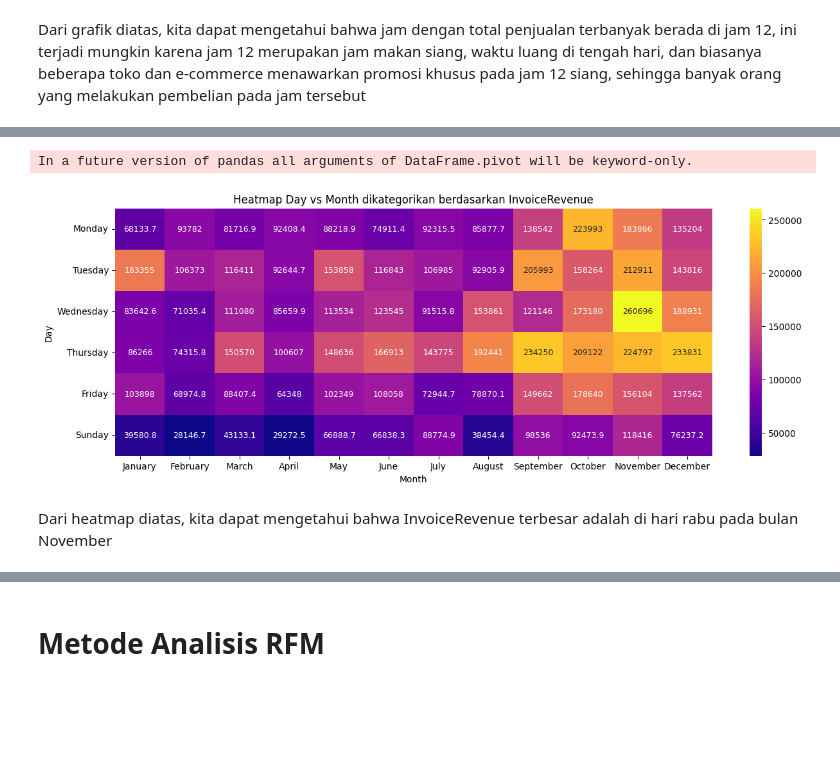
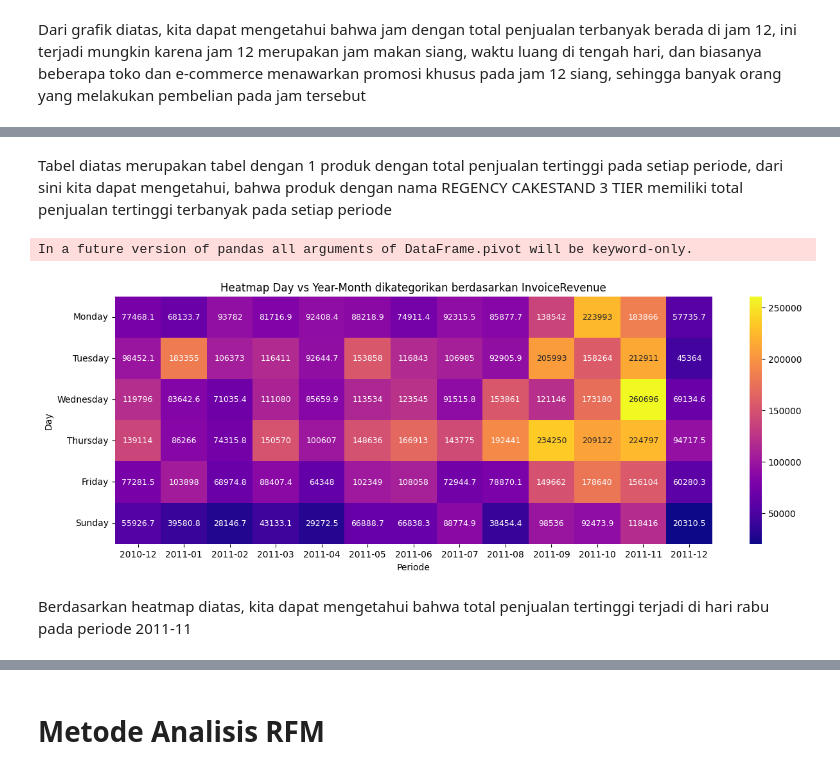
Before and after one commit to mzkki25/rfm-analysis-ecommerce-case, a Jupyter notebook: ecommerce.ipynb, the cells around one changed output, grey strips where cells are left out. Drawn from its saved outputs; the diff is of its cells as text; code cells hidden in the pictures; blank space fills up the shorter version.

```diff
--- a/ecommerce.ipynb
+++ b/ecommerce.ipynb
@@ -370,6 +387,7 @@ df['Day'] = df['InvoiceDate'].dt.day_name()
 df['Month'] = df['InvoiceDate'].dt.month_name()
 df['Year'] = df['InvoiceDate'].dt.year
 df['Hour'] = df['InvoiceDate'].dt.hour
+df['Periode'] = df['InvoiceDate'].dt.to_period('M')
 # %% [output]
 A value is trying to be set on a copy of a slice from a DataFrame.
 Try using .loc[row_indexer,col_indexer] = value instead
@@ -458,19 +626,21 @@ Dari grafik diatas, kita dapat mengetahui bahwa jam dengan total penjualan terba
+# %% [markdown]
+Tabel diatas merupakan tabel dengan 1 produk dengan total penjualan tertinggi pada setiap periode, dari sini kita dapat mengetahui, bahwa produk dengan nama REGENCY CAKESTAND 3 TIER memiliki total penjualan tertinggi terbanyak pada setiap periode
 # %%
-# Membuat heatmap di kelompokkan berdasarkan hari dan bulan dengan InvoiceRevenue sebagai nilai
+# Membuat heatmap di kelompokkan berdasarkan hari dan jam dengan InvoiceRevenue sebagai nilai
 plt.figure(figsize=(15, 5))
 hm = df.groupby(
-    ['Day', 'Month'],
+    ['Day', 'Periode'],
     as_index=False)[
         'InvoiceRevenue'].sum().pivot(
             'Day',
-            'Month',
-            'InvoiceRevenue').reindex(index=['Monday', 'Tuesday', 'Wednesday', 'Thursday', 'Friday', 'Sunday'],
-                                      columns=['January', 'February', 'March', 'April', 'May', 'June', 'July', 'August', 'September', 'October', 'November', 'December'])
+            'Periode',
+            'InvoiceRevenue').reindex(index=['Monday', 'Tuesday', 'Wednesday', 'Thursday', 'Friday', 'Sunday'])
 sns.heatmap(hm, annot=True, cmap='plasma', annot_kws={'size': 9}, fmt='g')
-plt.title('Heatmap Day vs Month dikategorikan berdasarkan InvoiceRevenue')
+plt.title('Heatmap Day vs Year-Month dikategorikan berdasarkan InvoiceRevenue')
+plt.xlabel('Periode')
 plt.show()
 # %% [output]
 In a future version of pandas all arguments of DataFrame.pivot will be keyword-only.
-[figure, old version]
+[figure, new version]
 # %% [markdown]
-Dari heatmap diatas, kita dapat mengetahui bahwa InvoiceRevenue terbesar adalah di hari rabu pada bulan November
+Berdasarkan heatmap diatas, kita dapat mengetahui bahwa total penjualan tertinggi terjadi di hari rabu pada periode 2011-11
```
Also changed, not shown: parts of 20 cells of this notebook.
